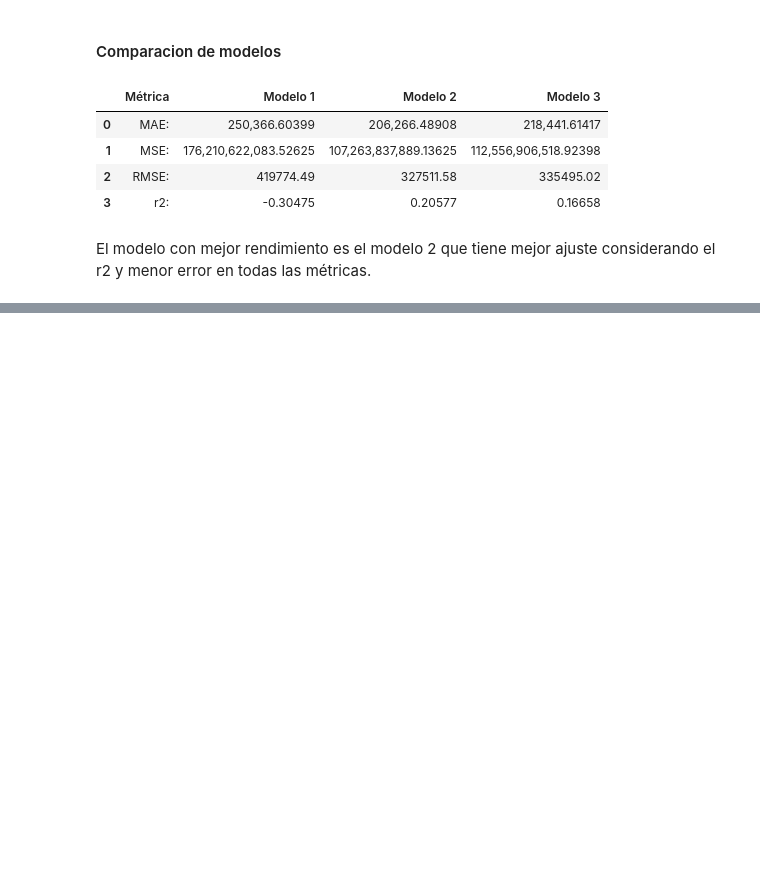
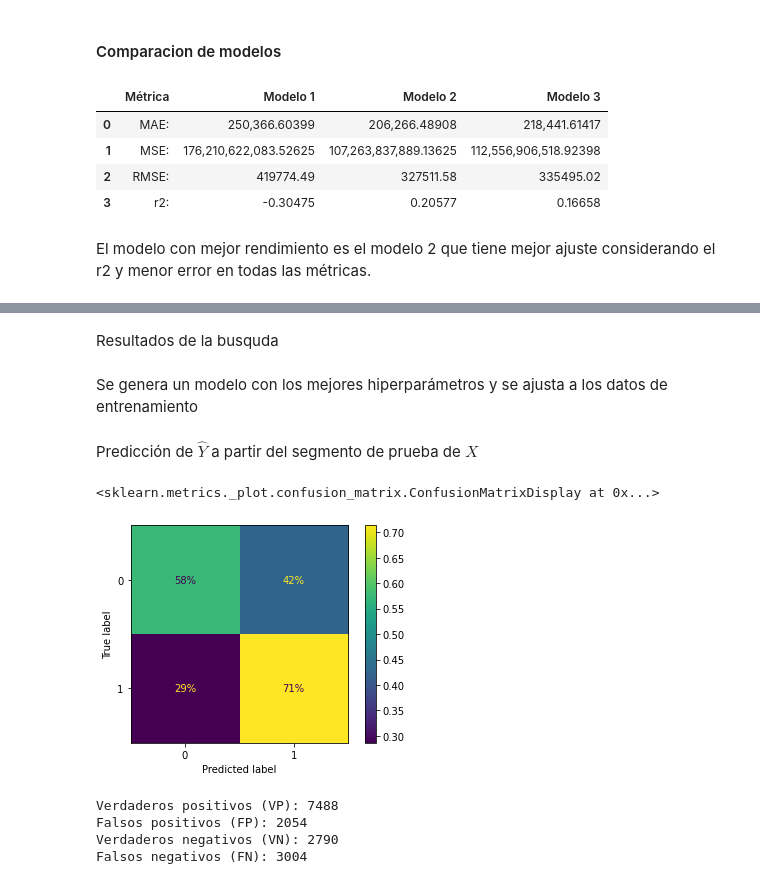
Before and after one commit to dar-rojas/MachineLearning-003D, a Jupyter notebook: modelling.ipynb, the cells around one changed output, grey strips where cells are left out. Cells and saved outputs as stored; diff of their text form; code cells hidden in the pictures; blank space fills up the shorter version.

```diff
--- a/modelling.ipynb
+++ b/modelling.ipynb
@@ -359,0 +676,3 @@ El modelo con mejor rendimiento es el modelo 2 que tiene mejor ajuste consideran
+# %%
+from sklearn.svm import SVC
+svc_4 = SVC(random_state=123)
@@ -359,0 +681,11 @@ El modelo con mejor rendimiento es el modelo 2 que tiene mejor ajuste consideran
+# %%
+from sklearn.experimental import enable_halving_search_cv
+from sklearn.model_selection import HalvingRandomSearchCV
+
+param_distribs = {
+    'class_weight':['balanced'],
+    'C': (0.1, 20.0, 'log-uniform'),  # Rango logarítmico para C
+    'gamma': (default_gamma, default_gamma*20, 'log-uniform'),  # Rango logarítmico para gamma
+    'kernel': ['linear', 'rbf'],  # Kernel lineal y RBF
+}
+rnd_search = HalvingRandomSearchCV(svc_4, param_distributions=param_distribs, cv=5, random_state=123, return_train_score=True, n_jobs=-1).fit(Xtrain.to_pandas(), Ytrain.to_pandas())
@@ -359,0 +701,32 @@ El modelo con mejor rendimiento es el modelo 2 que tiene mejor ajuste consideran
+# %% [markdown]
+Resultados de la busquda
+# %%
+svc_4 = rnd_search.best_estimator_
+# %% [markdown]
+Se genera un modelo con los mejores hiperparámetros y se ajusta a los datos de entrenamiento
+# %%
+# predicciond de Y hat
+Y_hat = svc_4.predict(Xtest.to_pandas())
+# %% [markdown]
+Predicción de $\hat{Y}$ a partir del segmento de prueba de $X$
+# %%
+from sklearn.metrics import confusion_matrix
+from sklearn.metrics import ConfusionMatrixDisplay
+
+#Matriz de Confusion
+matriz = confusion_matrix(Ytest_pd, Y_hat)
+ConfusionMatrixDisplay.from_predictions(Ytest_pd, Y_hat, display_labels=svc_4.classes_, normalize='true', values_format='.0%')
+# %% [output]
+<sklearn.metrics._plot.confusion_matrix.ConfusionMatrixDisplay at 0x...>
+[figure, added]
+# %%
+VN, FP, FN, VP = matriz.ravel()
+print(f'Verdaderos positivos (VP): {VP}')
+print(f'Falsos positivos (FP): {FP}')
+print(f'Verdaderos negativos (VN): {VN}')
+print(f'Falsos negativos (FN): {FN}')
+# %% [output]
+Verdaderos positivos (VP): 7488
+Falsos positivos (FP): 2054
+Verdaderos negativos (VN): 2790
+Falsos negativos (FN): 3004
```
Also changed, not shown: parts of 74 cells of this notebook, 4 other files.
